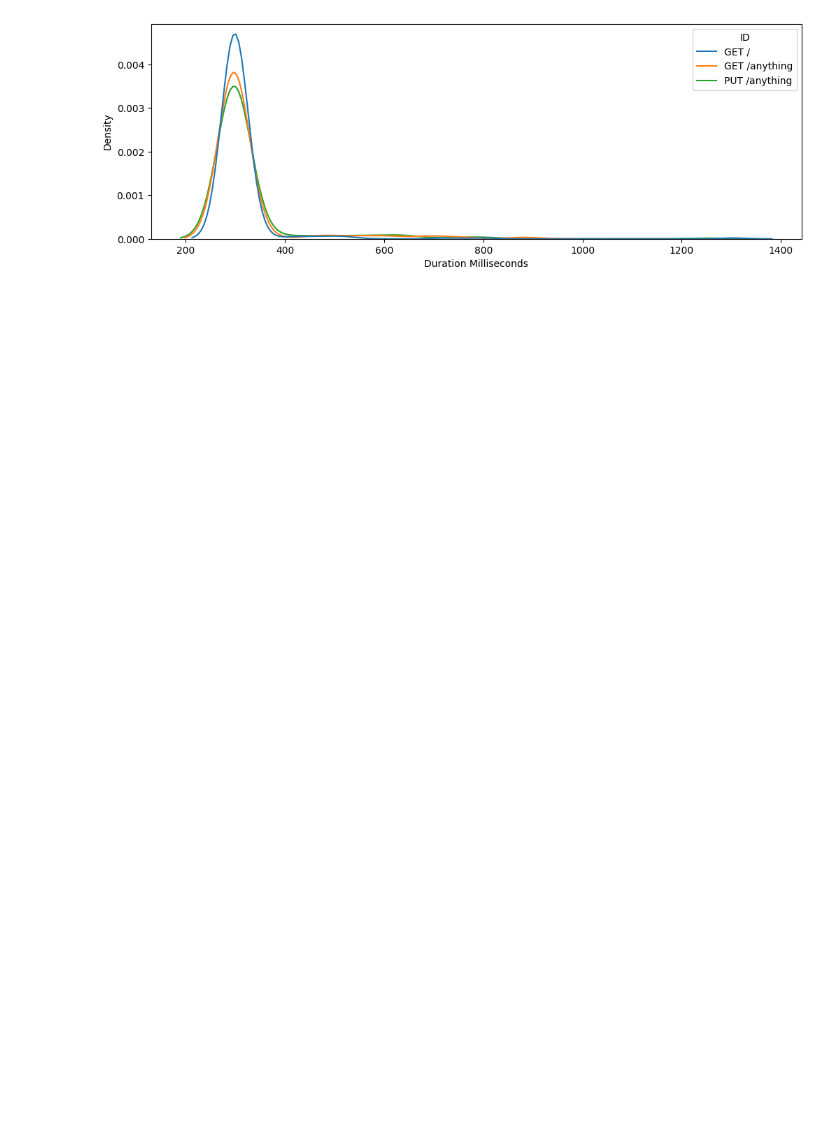
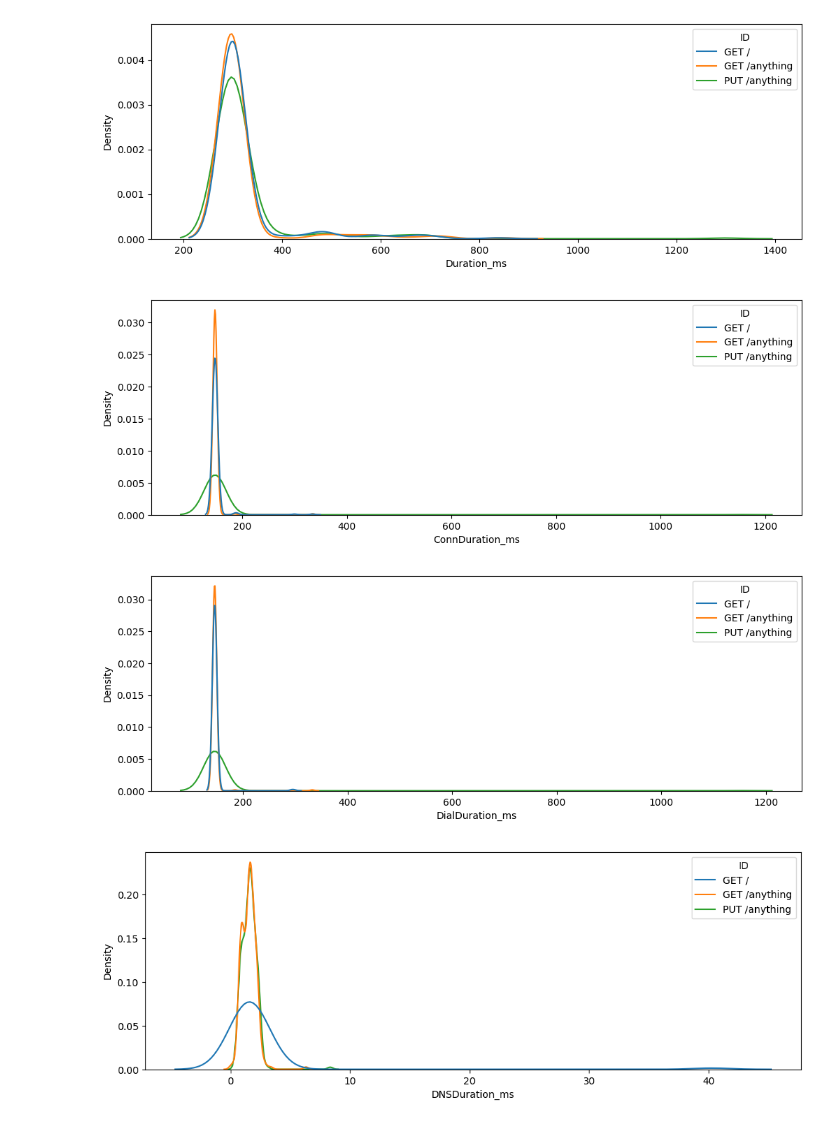
Before and after one commit to axent-pl/httpster, a Jupyter notebook: analyse.ipynb, the cells around one changed output. Drawn from its saved outputs; the diff is of its cells as text; code cells hidden in the pictures; blank space fills up the shorter version.

```diff
--- a/analyse.ipynb
+++ b/analyse.ipynb
@@ -16 +16,6 @@ df.head()
+# %%
+for col in df.columns:
+    if col.endswith('_ns'):
+        ms_col = col.replace('_ns','_ms')
+        df[ms_col] = df[col]/1000000
 # %%
@@ -25,5 +30,7 @@ df.groupby(['ID','StatusCode']).agg({'Duration Milliseconds':['count','mean','st
 # %%
-plt.figure(figsize=(12,4))
-sns.lineplot(data=df,x='Start Time',y='Duration Milliseconds',hue="ID",errorbar='se')
-plt.show()
+for col in df.columns:
+    if col.endswith('_ms'):
+        plt.figure(figsize=(12,4))
+        sns.lineplot(data=df,x='StartTime',y=col,hue="ID",errorbar='se')
+        plt.show()
 # %% [output]
@@ -31,6 +41,11 @@ plt.show()
 # %%
-plt.figure(figsize=(12,4))
-sns.kdeplot(data=df,x='Duration Milliseconds',hue="ID")
-plt.show()
+for col in df.columns:
+    if col.endswith('_ms'):
+        plt.figure(figsize=(12,4))
+        sns.kdeplot(data=df,x=col,hue="ID")
+        plt.show()
 # %% [output]
-[figure, old version]
+[figure, new version]
+[figure, added]
+[figure, added]
+[figure, added]
```
Also changed, not shown: parts of 3 cells of this notebook, 3 other files.
